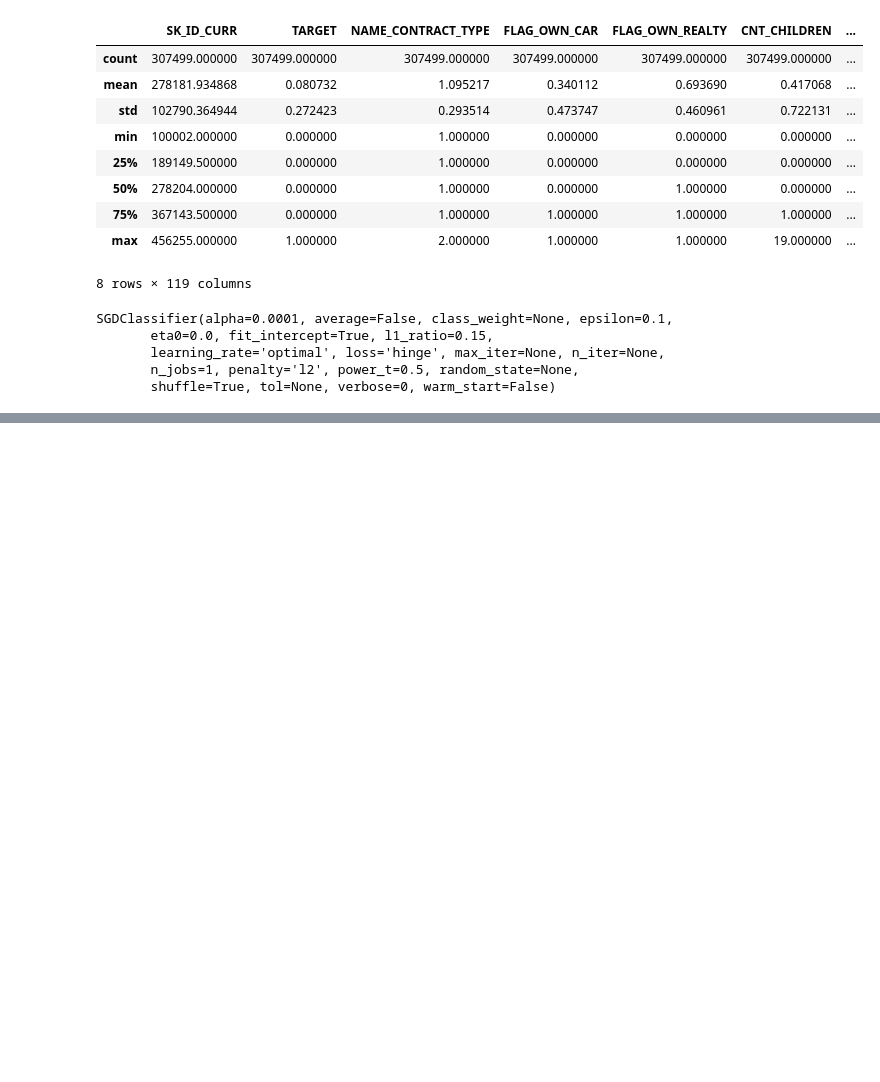
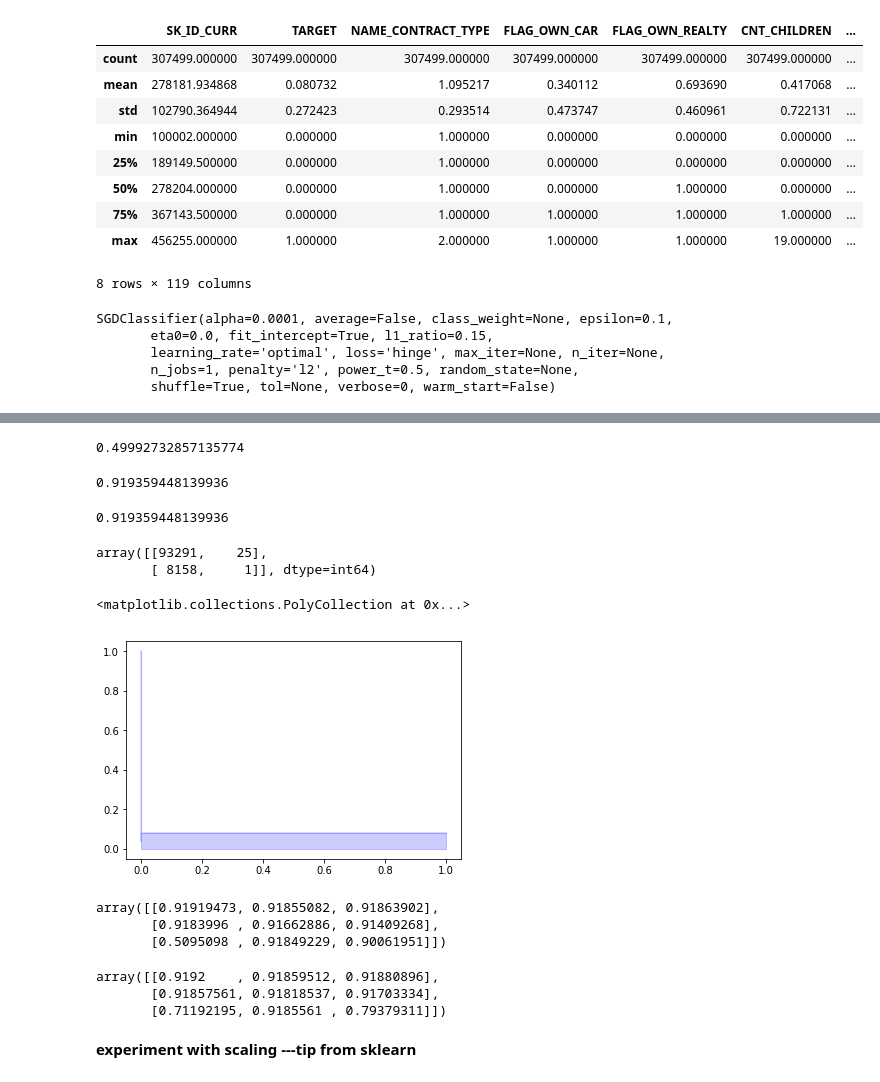
Before and after one commit to RajatChaudhari/HomeCreditDefaultRisk, a Jupyter notebook: HCDR2.ipynb, the cells around one changed output, grey strips where cells are left out. Cells and saved outputs as stored; diff of their text form; code cells hidden in the pictures; blank space fills up the shorter version.

```diff
--- a/HCDR2.ipynb
+++ b/HCDR2.ipynb
@@ -8,8 +8,8 @@ import csv
 plt.rcParams['figure.figsize'] = [10, 5]
 %matplotlib inline
 # %%
-apptrainOG=pd.read_csv("application_train.csv")
-#apptrain=pd.read_csv("modedapptrain.csv")
+#apptrainOG=pd.read_csv("application_train.csv")
+apptrain=pd.read_csv("modedapptrain.csv")
 #bureau=pd.read_csv("bureau.csv")
 #bbal=pd.read_csv("bureau_balance.csv")
 #ccbal=pd.read_csv("credit_card_balance.csv")
@@ -659,6 +659,8 @@ apptrain.to_csv("modedapptrain.csv",sep=',',encoding='utf-8')
 8 rows × 119 columns
 # %%
 apptrain.drop(apptrain[apptrain["AMT_ANNUITY"].isnull()].index,inplace=True)
+# %%
+apptrain.drop("Unnamed: 0", axis=1,inplace=True)
 # %%
 apptrain.describe()
 # %% [output]
@@ -718,0 +712,27 @@ after analyzing data
+# %%
+roc_auc_score(y_test1, prediction1)
+# %% [output]
+0.49992732857135774
+# %%
+precision_score(y_test1,prediction1,average='micro')
+# %% [output]
+0.919359448139936
+# %%
+recall_score(y_test1,prediction1,average='weighted')
+# %% [output]
+0.919359448139936
+# %%
+confusion_matrix(y_test1,prediction1)
+# %% [output]
+array([[93291,    25],
+       [ 8158,     1]], dtype=int64)
+# %%
+precision1, recall1, _ = precision_recall_curve(y_test1, prediction1)
+# %%
+plt.step(recall1, precision1, color='b', alpha=0.2,
+         where='post')
+plt.fill_between(recall1, precision1, step='post', alpha=0.2,
+                 color='b')
+# %% [output]
+<matplotlib.collections.PolyCollection at 0x...>
+[figure, added]
@@ -718,0 +743,14 @@ after analyzing data
+# %%
+train_scores
+# %% [output]
+array([[0.91919473, 0.91855082, 0.91863902],
+       [0.9183996 , 0.91662886, 0.91409268],
+       [0.5095098 , 0.91849229, 0.90061951]])
+# %%
+valid_scores
+# %% [output]
+array([[0.9192    , 0.91859512, 0.91880896],
+       [0.91857561, 0.91818537, 0.91703334],
+       [0.71192195, 0.9185561 , 0.79379311]])
+# %% [markdown]
+**experiment with scaling ---tip from sklearn**
```
Also changed, not shown: parts of 60 cells of this notebook.
